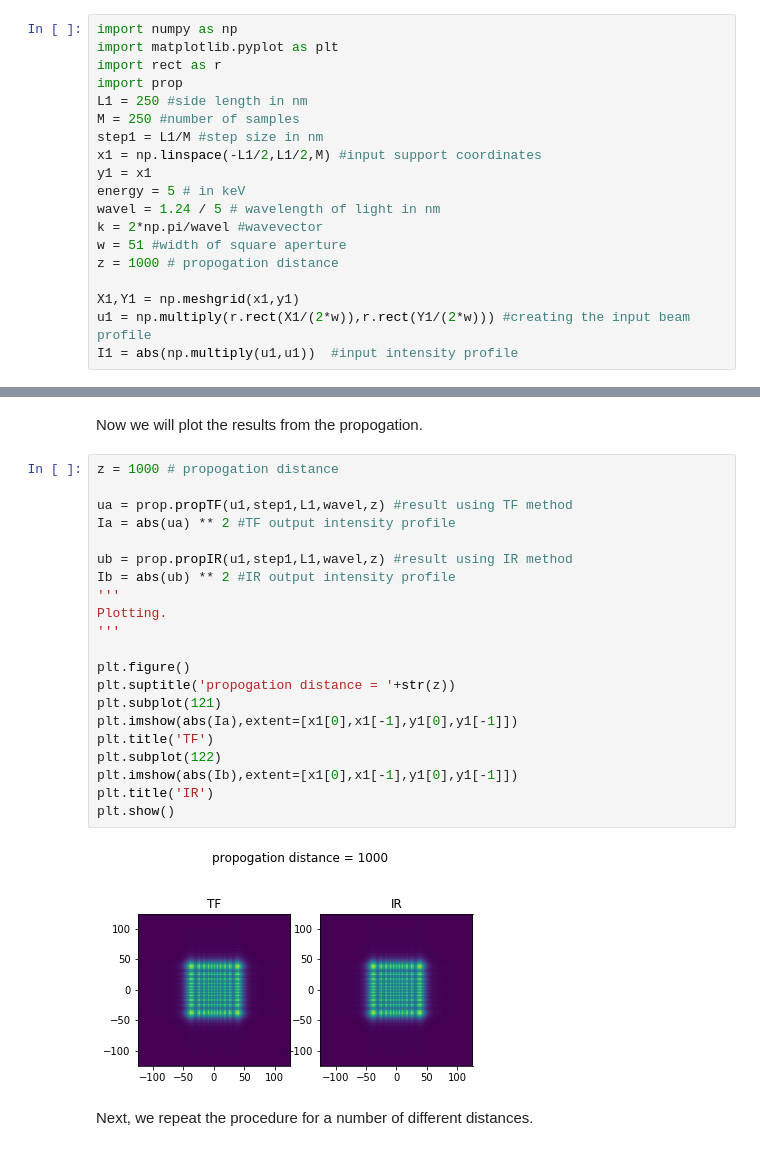
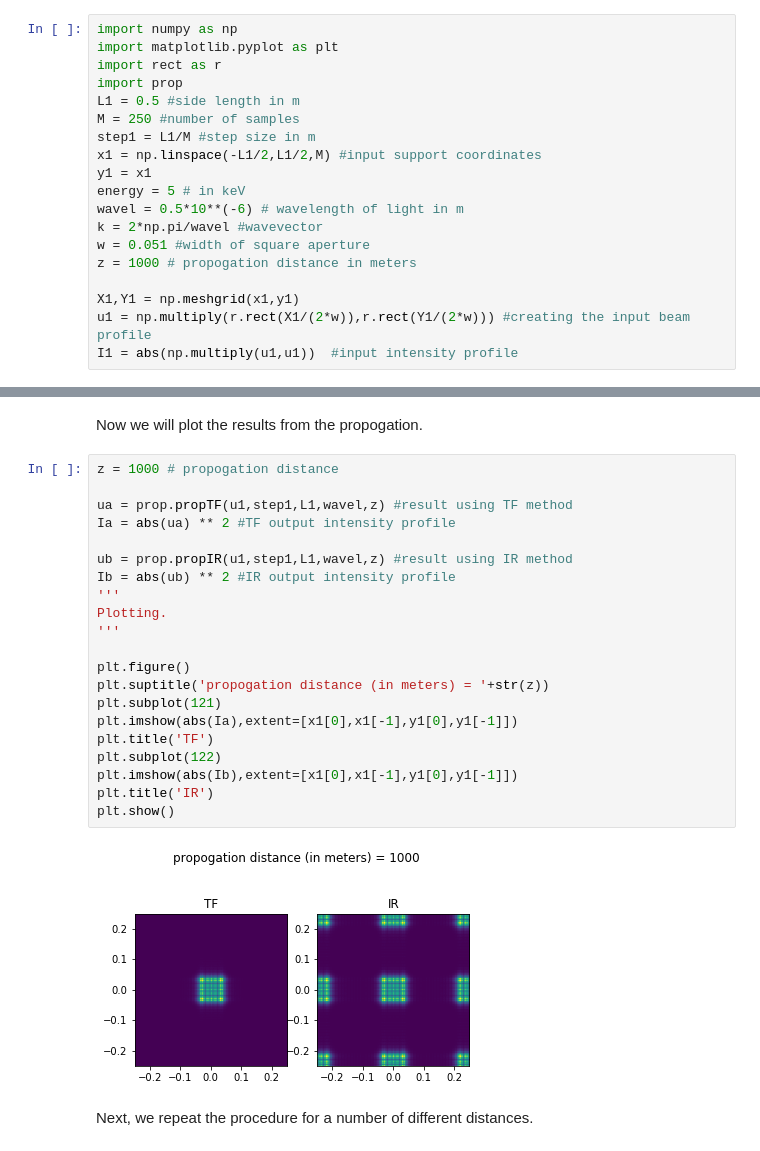
Before and after one commit to mdw771/adorym, a Jupyter notebook: simulation/wave_prop_overview.ipynb, the cells around one changed output, grey strips where cells are left out. Cells and saved outputs as stored; diff of their text form.

```diff
--- a/simulation/wave_prop_overview.ipynb
+++ b/simulation/wave_prop_overview.ipynb
@@ -46,16 +46,16 @@ import numpy as np
 import matplotlib.pyplot as plt
 import rect as r
 import prop
-L1 = 250 #side length in nm
+L1 = 0.5 #side length in m
 M = 250 #number of samples
-step1 = L1/M #step size in nm
+step1 = L1/M #step size in m
 x1 = np.linspace(-L1/2,L1/2,M) #input support coordinates
 y1 = x1
 energy = 5 # in keV
-wavel = 1.24 / 5 # wavelength of light in nm
+wavel = 0.5*10**(-6) # wavelength of light in m
 k = 2*np.pi/wavel #wavevector
-w = 51 #width of square aperture
-z = 1000 # propogation distance
+w = 0.051 #width of square aperture
+z = 1000 # propogation distance in meters
 
 X1,Y1 = np.meshgrid(x1,y1)
 u1 = np.multiply(r.rect(X1/(2*w)),r.rect(Y1/(2*w))) #creating the input beam profile
@@ -75,26 +75,26 @@ Now we will plot the results from the propogation.
 # %%
 z = 1000 # propogation distance
 
 ua = prop.propTF(u1,step1,L1,wavel,z) #result using TF method
 Ia = abs(ua) ** 2 #TF output intensity profile
 
 ub = prop.propIR(u1,step1,L1,wavel,z) #result using IR method
 Ib = abs(ub) ** 2 #IR output intensity profile
 '''
 Plotting.
 '''
 
 plt.figure()
-plt.suptitle('propogation distance = '+str(z))
+plt.suptitle('propogation distance (in meters) = '+str(z))
 plt.subplot(121)
 plt.imshow(abs(Ia),extent=[x1[0],x1[-1],y1[0],y1[-1]])
 plt.title('TF')
 plt.subplot(122)
 plt.imshow(abs(Ib),extent=[x1[0],x1[-1],y1[0],y1[-1]])
 plt.title('IR')
 plt.show()
 # %% [output]
-[figure, old version]
+[figure, new version]
 # %% [markdown]
 Next, we repeat the procedure for a number of different distances.
 # %%
```
Also changed, not shown: parts of 11 cells of this notebook.
